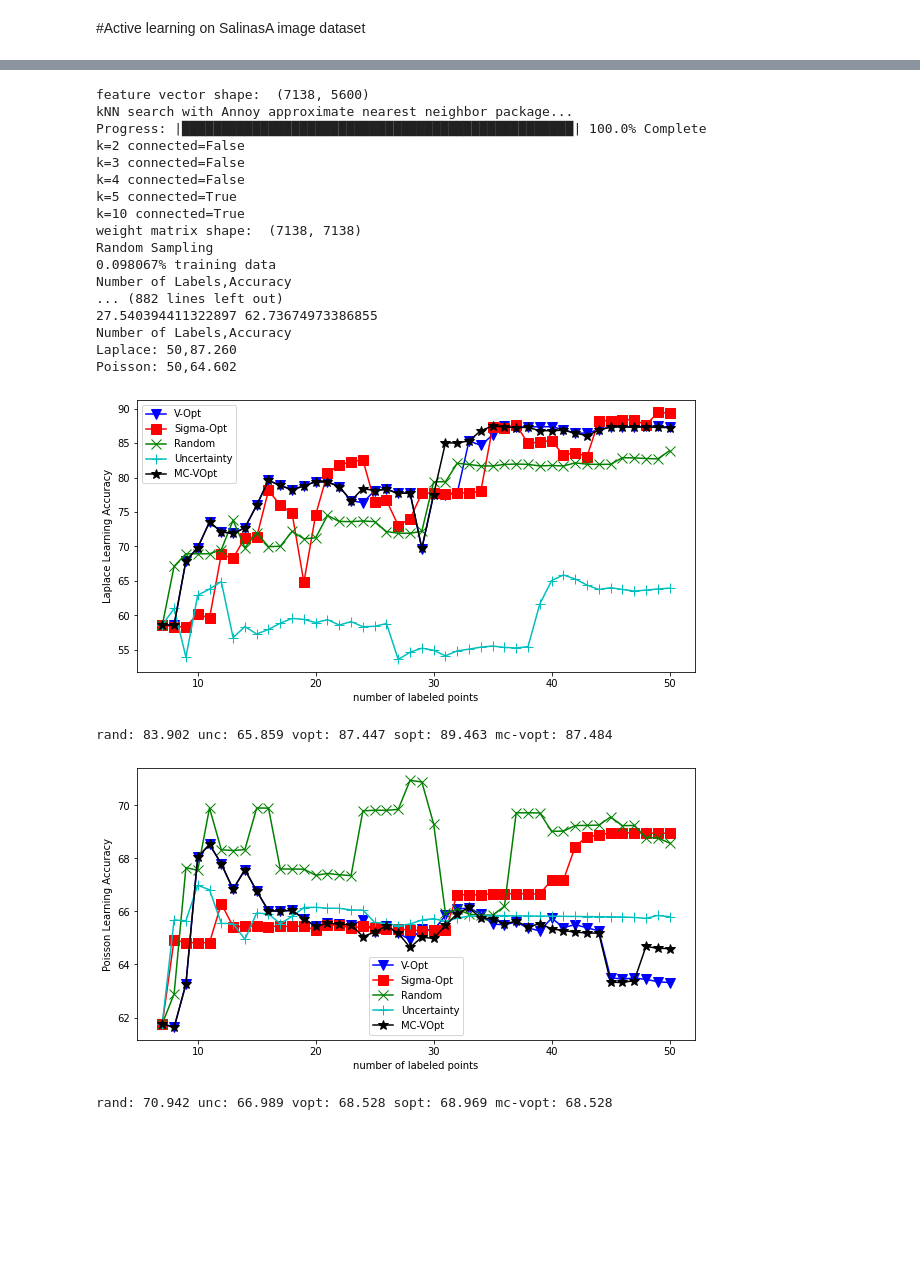
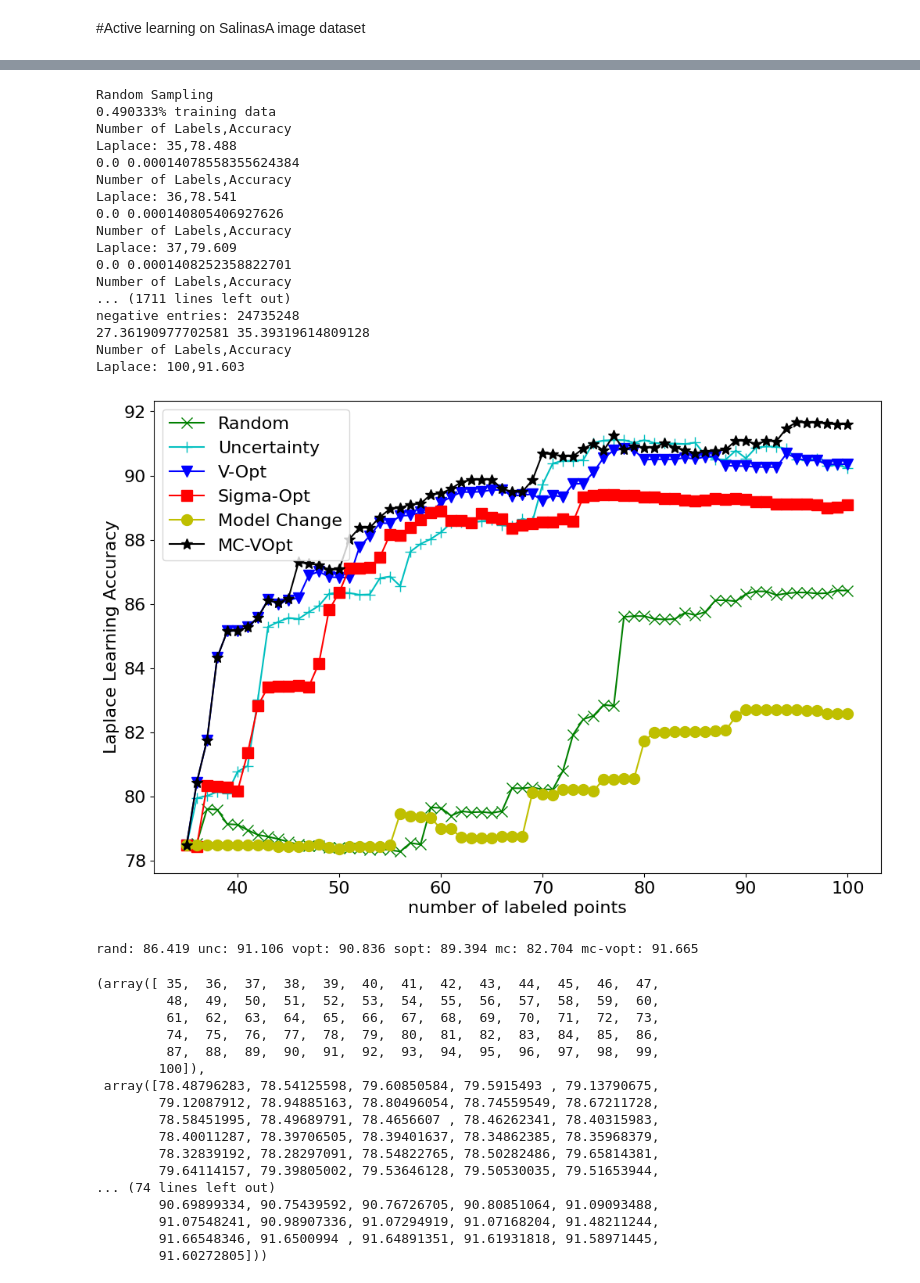
Before and after one commit to jasonmsetiadi/UCLA-CAM-REU, a Jupyter notebook: Active Learning/SalinasA_Active_Learning.ipynb, the cells around one changed output, grey strips where cells are left out. Cells and saved outputs as stored; diff of their text form; code cells hidden in the pictures; blank space fills up the shorter version.

```diff
--- a/Active Learning/SalinasA_Active_Learning.ipynb
+++ b/Active Learning/SalinasA_Active_Learning.ipynb
@@ -596,37 +657,46 @@ image shape: (83, 86, 224)
 [figure]
-# %%
-#1. Non-local means
-F = non_local_means(image, 2)
-W = weight_matrix(F)
-num_train, random_laplace, random_poisson = random_simulation(W, labels, 1, 50)
-_, unc_laplace, unc_poisson = uncertainty_simulation(W, labels, 1, 50)
-_, vopt_laplace, vopt_poisson = vopt_simulation(W, labels, 1, 50)
-_, sigmaopt_laplace, sigmaopt_poisson = sigmaopt_simulation(W, labels, 1, 50)
-_, mc_vopt_laplace, mc_vopt_poisson = mc_vopt_simulation(W, labels, 1, 50)
-lineplot(num_train, random_laplace, unc_laplace, vopt_laplace, sigmaopt_laplace, mc_vopt_laplace, 'Laplace', filename='NLM_Laplace')
-lineplot(num_train, random_poisson, unc_poisson, vopt_poisson, sigmaopt_poisson, mc_vopt_poisson, 'Poisson', filename='NLM_Poisson')
-# %% [output]
-feature vector shape:  (7138, 5600)
-kNN search with Annoy approximate nearest neighbor package...
-Progress: |██████████████████████████████████████████████████| 100.0% Complete
-k=2 connected=False
-k=3 connected=False
-k=4 connected=False
-k=5 connected=True
-k=10 connected=True
-weight matrix shape:  (7138, 7138)
-Random Sampling
-0.098067% training data
-Number of Labels,Accuracy
-... (882 lines left out)
-27.540394411322897 62.73674973386855
-Number of Labels,Accuracy
-Laplace: 50,87.260
-Poisson: 50,64.602
-[figure, removed]
-rand: 83.902 unc: 65.859 vopt: 87.447 sopt: 89.463 mc-vopt: 87.484
-[figure, removed]
-rand: 70.942 unc: 66.989 vopt: 68.528 sopt: 68.969 mc-vopt: 68.528
+# %%
+#1. Non-local means
+F = non_local_means(image, 2)
+W = weight_matrix(F)
+active_learning_simulation(W, labels, 5, 100, 'Laplace', 'sequential')
+# %% [output]
+Random Sampling
+0.490333% training data
+Number of Labels,Accuracy
+Laplace: 35,78.488
+0.0 0.00014078558355624384
+Number of Labels,Accuracy
+Laplace: 36,78.541
+0.0 0.000140805406927626
+Number of Labels,Accuracy
+Laplace: 37,79.609
+0.0 0.0001408252358822701
+Number of Labels,Accuracy
+... (1711 lines left out)
+negative entries: 24735248
+27.36190977702581 35.39319614809128
+Number of Labels,Accuracy
+Laplace: 100,91.603
+[figure, added]
+rand: 86.419 unc: 91.106 vopt: 90.836 sopt: 89.394 mc: 82.704 mc-vopt: 91.665
+(array([ 35,  36,  37,  38,  39,  40,  41,  42,  43,  44,  45,  46,  47,
+         48,  49,  50,  51,  52,  53,  54,  55,  56,  57,  58,  59,  60,
+         61,  62,  63,  64,  65,  66,  67,  68,  69,  70,  71,  72,  73,
+         74,  75,  76,  77,  78,  79,  80,  81,  82,  83,  84,  85,  86,
+         87,  88,  89,  90,  91,  92,  93,  94,  95,  96,  97,  98,  99,
+        100]),
+ array([78.48796283, 78.54125598, 79.60850584, 79.5915493 , 79.13790675,
+        79.12087912, 78.94885163, 78.80496054, 78.74559549, 78.67211728,
+        78.58451995, 78.49689791, 78.4656607 , 78.46262341, 78.40315983,
+        78.40011287, 78.39706505, 78.39401637, 78.34862385, 78.35968379,
+        78.32839192, 78.28297091, 78.54822765, 78.50282486, 79.65814381,
+        79.64114157, 79.39805002, 79.53646128, 79.50530035, 79.51653944,
+... (74 lines left out)
+        90.69899334, 90.75439592, 90.76726705, 90.80851064, 91.09093488,
+        91.07548241, 90.98907336, 91.07294919, 91.07168204, 91.48211244,
+        91.66548346, 91.6500994 , 91.64891351, 91.61931818, 91.58971445,
+        91.60272805]))
 # %%
 #2. Nonlocalmeans-PCA
 feat_vec = non_local_means(image, 2)
```
Also changed, not shown: parts of 20 cells of this notebook, 53 other files.
